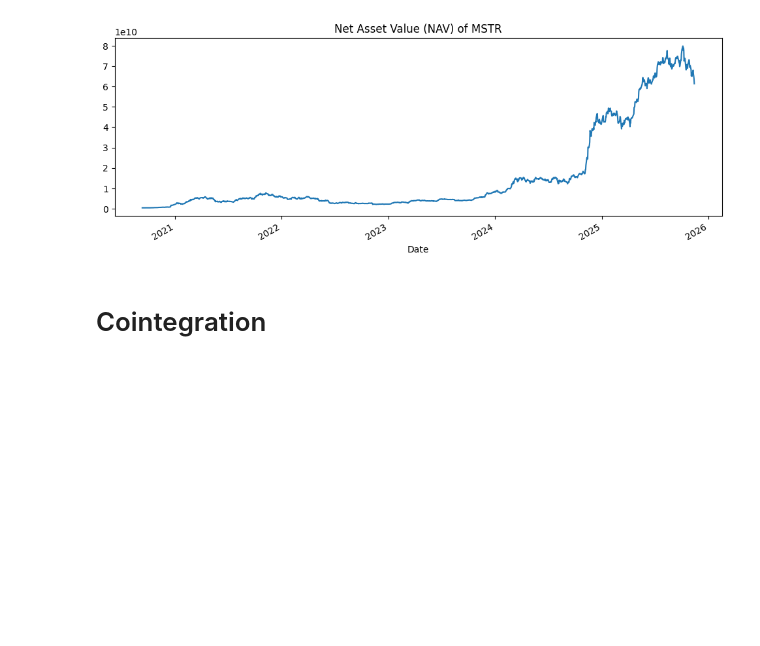
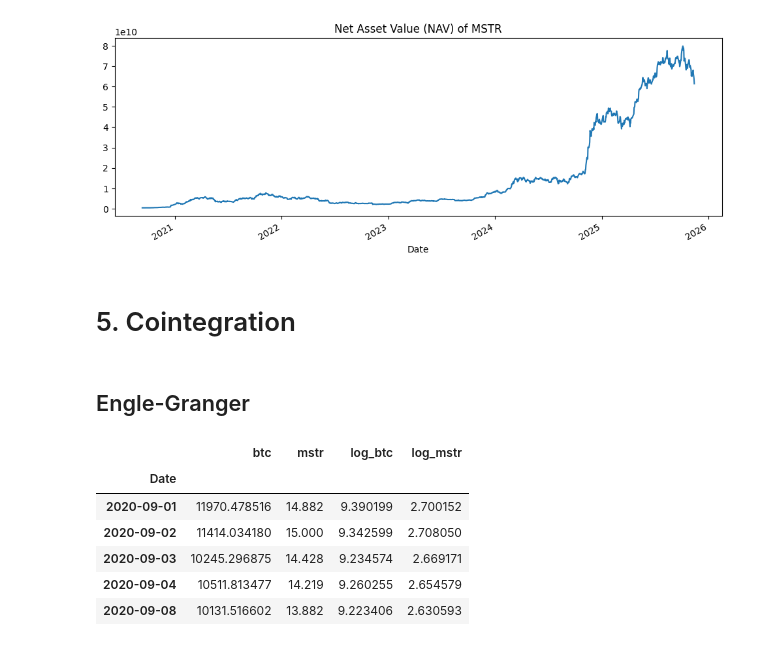
Before and after one commit to spxrq/mstr-bullcall-spread-strategy, a Jupyter notebook: notebooks/01_explore_btc_mstr.ipynb, the cells around one changed output. Cells and saved outputs as stored; diff of their text form; code cells hidden in the pictures; blank space fills up the shorter version.

```diff
--- a/notebooks/01_explore_btc_mstr.ipynb
+++ b/notebooks/01_explore_btc_mstr.ipynb
@@ -440,4 +440,22 @@ mstr["nav"].plot(figsize=(12,4), title="Net Asset Value (NAV) of MSTR")
 <Axes: title={'center': 'Net Asset Value (NAV) of MSTR'}, xlabel='Date'>
 [figure]
 # %% [markdown]
-# Cointegration
+# 5. Cointegration
+# %% [markdown]
+## Engle-Granger
+# %%
+from statsmodels.tsa.stattools import adfuller
+
+prices = pd.concat([btc["Close"].rename("btc"), mstr["Close"].rename("mstr")], axis=1)
+prices["log_btc"] = np.log(prices["btc"])
+prices["log_mstr"] = np.log(prices["mstr"])
+
+prices.head()
+# %% [output]
+|  | btc | mstr | log_btc | log_mstr |
+| Date |  |  |  |  |
+| 2020-09-01 | 11970.478516 | 14.882 | 9.390199 | 2.700152 |
+| 2020-09-02 | 11414.034180 | 15.000 | 9.342599 | 2.708050 |
+| 2020-09-03 | 10245.296875 | 14.428 | 9.234574 | 2.669171 |
+| 2020-09-04 | 10511.813477 | 14.219 | 9.260255 | 2.654579 |
+| 2020-09-08 | 10131.516602 | 13.882 | 9.223406 | 2.630593 |
```
Also changed, not shown: parts of 10 cells of this notebook.
